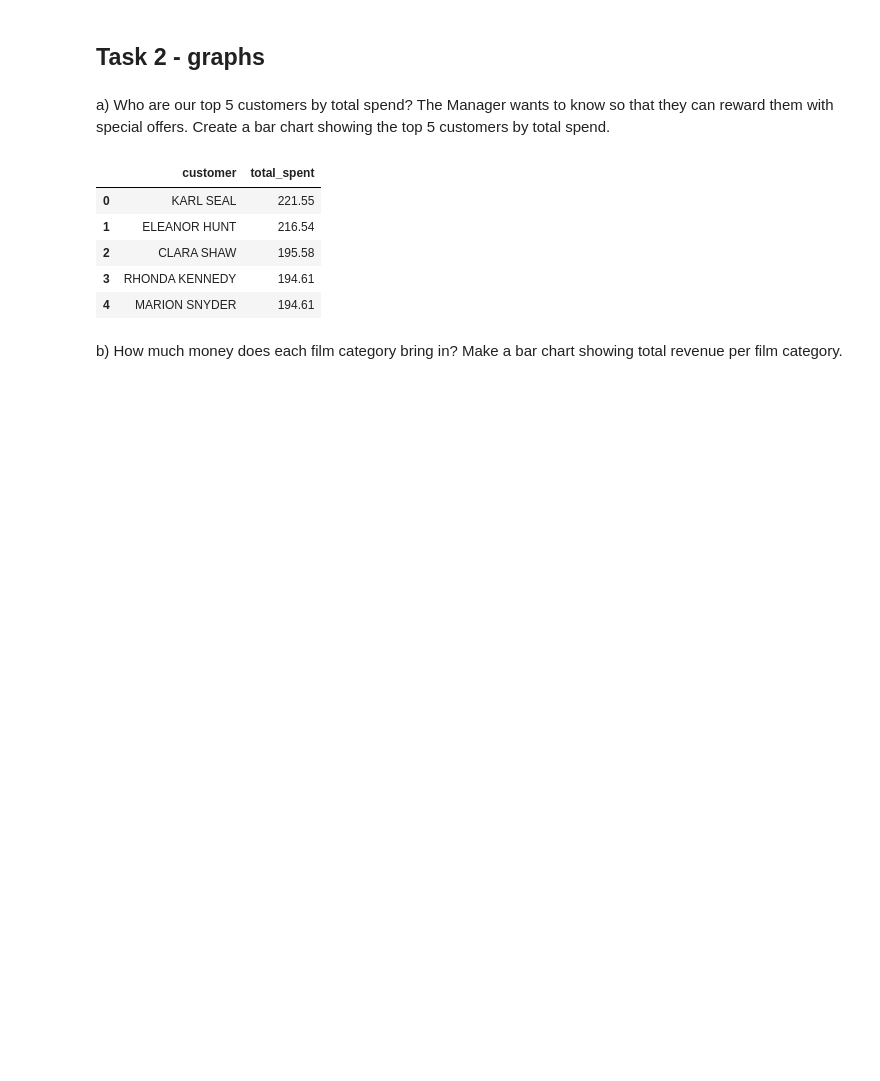
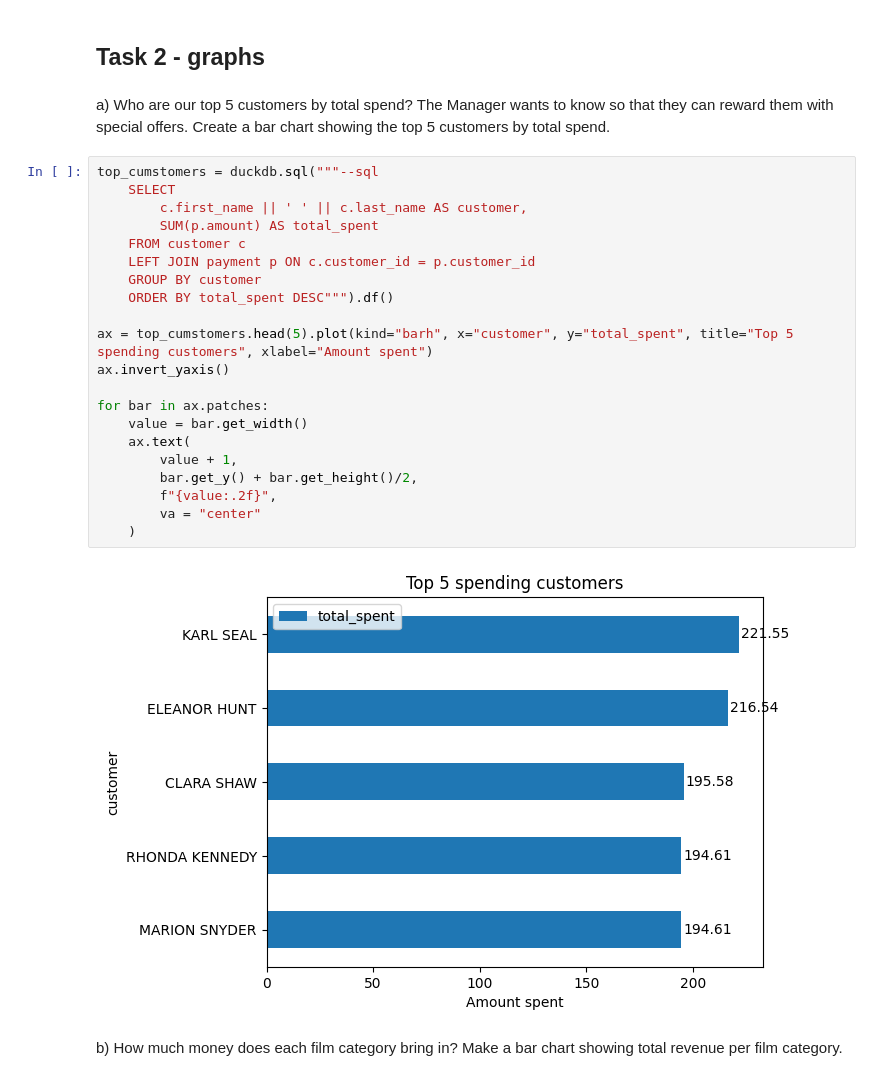
Before and after one commit to FellanNokes/lab_sql_felix_kjellberg, a Jupyter notebook: analysis.ipynb, the cells around one changed output. Cells and saved outputs as stored; diff of their text form; blank space fills up the shorter version.

Commit message:
completed task 2 a to show who the top 5 spending customers are

```diff
--- a/analysis.ipynb
+++ b/analysis.ipynb
@@ -212,13 +212,28 @@ duckdb.sql("""--sql
 a) Who are our top 5 customers by total spend? The Manager wants to know so that they can reward them
 with special offers. Create a bar chart showing the top 5 customers by total spend.
 # %%
+top_cumstomers = duckdb.sql("""--sql
+    SELECT
+        c.first_name || ' ' || c.last_name AS customer,
+        SUM(p.amount) AS total_spent
+    FROM customer c
+    LEFT JOIN payment p ON c.customer_id = p.customer_id
+    GROUP BY customer
+    ORDER BY total_spent DESC""").df()
+
+ax = top_cumstomers.head(5).plot(kind="barh", x="customer", y="total_spent", title="Top 5 spending customers", xlabel="Amount spent")
+ax.invert_yaxis()
+
+for bar in ax.patches:
+    value = bar.get_width()
+    ax.text(
+        value + 1,
+        bar.get_y() + bar.get_height()/2,
+        f"{value:.2f}",
+        va = "center"
+    )
 # %% [output]
-|  | customer | total_spent |
-| 0 | KARL SEAL | 221.55 |
-| 1 | ELEANOR HUNT | 216.54 |
-| 2 | CLARA SHAW | 195.58 |
-| 3 | RHONDA KENNEDY | 194.61 |
-| 4 | MARION SNYDER | 194.61 |
+[figure, added]
 # %% [markdown]
 b) How much money does each film category bring in? Make a bar chart showing total revenue per film
 category.
```
Also changed, not shown: parts of 2 cells of this notebook, 2 other files.
